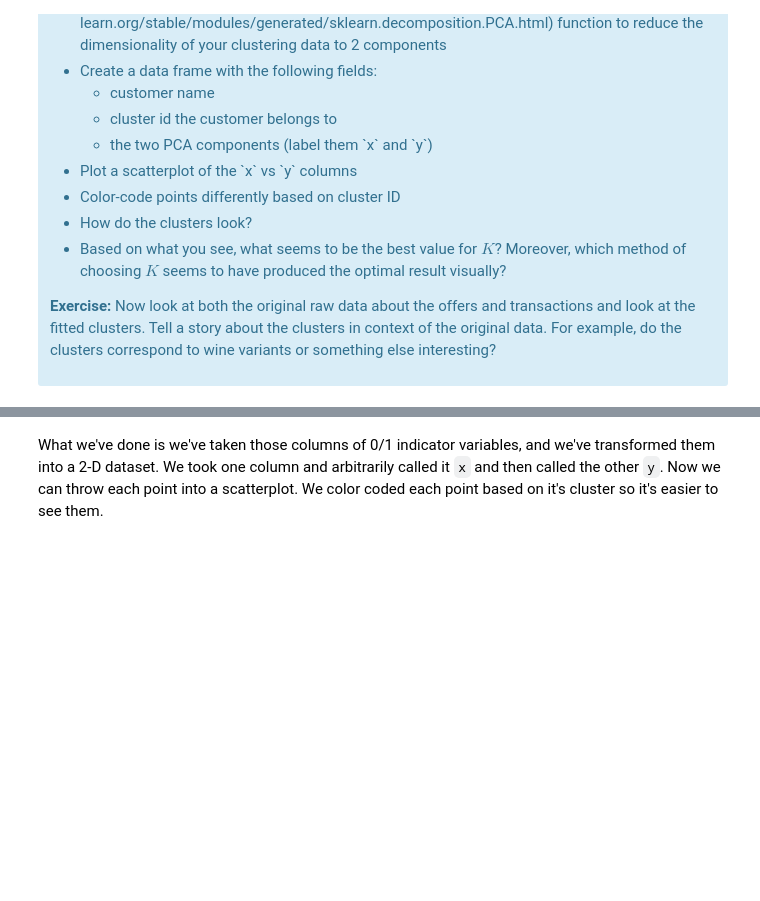
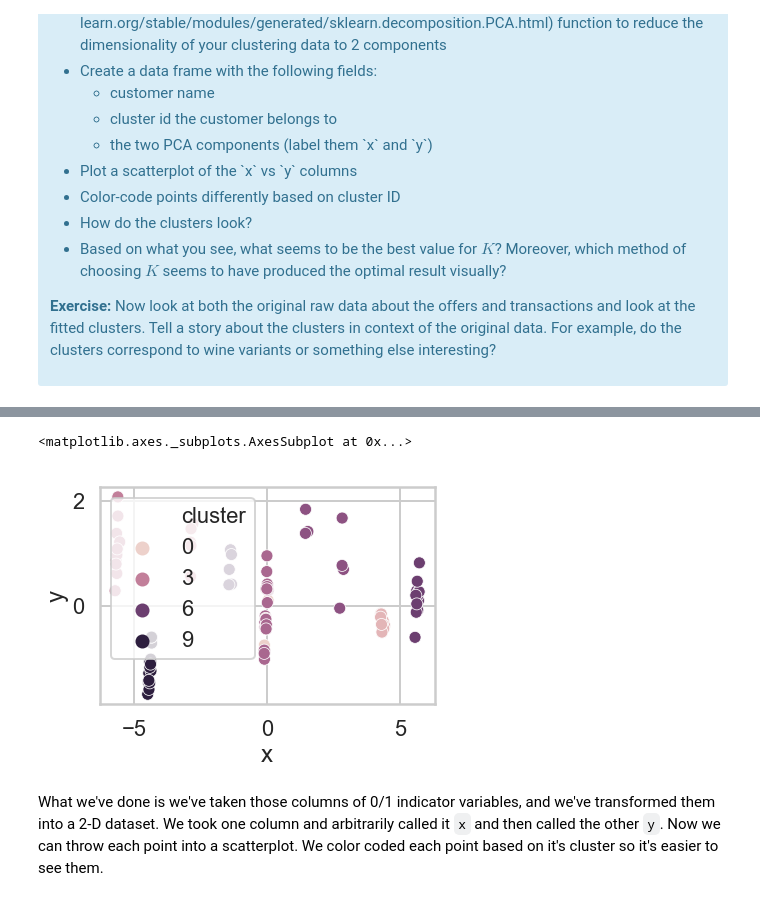
Before and after one commit to adithyansubramanian/Springboard_Clustering, a Jupyter notebook: Mini_Project_Clustering.ipynb, the cells around one changed output, grey strips where cells are left out. Saved outputs shown, nothing was run; the diff lists cells and outputs as text; code cells hidden in the pictures; blank space fills up the shorter version.

```diff
--- a/Mini_Project_Clustering.ipynb
+++ b/Mini_Project_Clustering.ipynb
@@ -221,3 +223,5 @@ plt.plot(k,sil)
+# %%
+df_customer['cluster'] = model.fit_predict(x_cols)
 # %% [markdown]
 According to the graph, the best k- value is 5. This is different from our elbow method.
 # %% [markdown]
@@ -275,0 +281,7 @@ This is only one use of PCA for dimension reduction. We can also use PCA when we
+# %%
+pca = PCA(n_components=2)
+df_customer['x'] = pca.fit_transform(x_cols)[:,0]
+df_customer['y'] = pca.fit_transform(x_cols)[:,1]
+df_customer = df_customer.reset_index()
+# %%
+cust_clusters = df_customer[['customer_name', 'cluster', 'x', 'y']]
@@ -276,3 +297,8 @@ This is only one use of PCA for dimension reduction. We can also use PCA when we
+# %%
+sns.scatterplot('x', 'y', data=cust_clusters, hue = 'cluster')
+# %% [output]
+<matplotlib.axes._subplots.AxesSubplot at 0x...>
+[figure, added]
 # %% [markdown]
 What we've done is we've taken those columns of 0/1 indicator variables, and we've transformed them into a 2-D dataset. We took one column and arbitrarily called it `x` and then called the other `y`. Now we can throw each point into a scatterplot. We color coded each point based on it's cluster so it's easier to see them.
 # %% [markdown]
```
Also changed, not shown: parts of 12 cells of this notebook.
